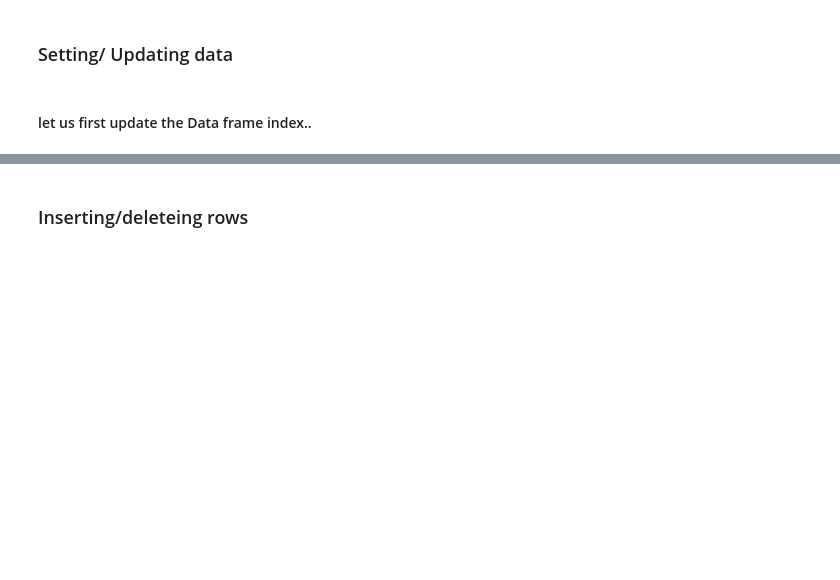
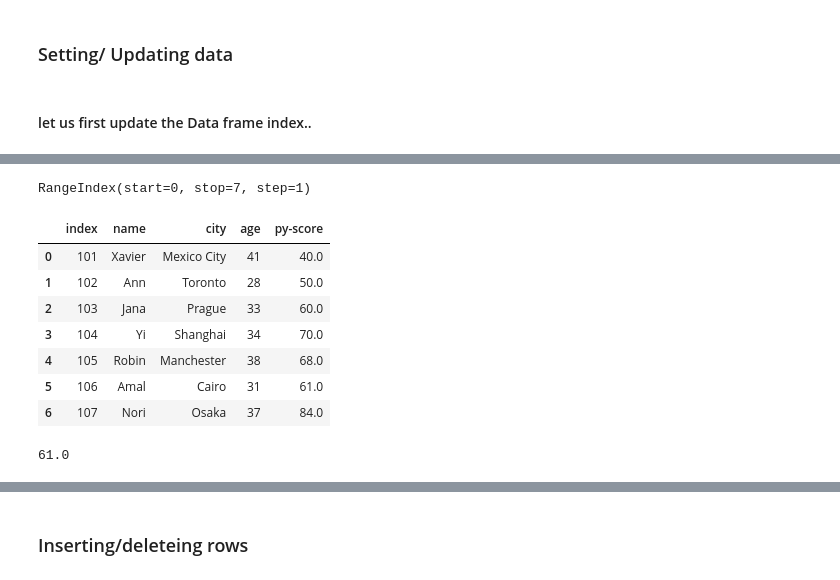
Before and after one commit to raafat-hantoush/IH_RH_DA_FT_MAY_2022, a Jupyter notebook: Class_Materials/Pandas/RH_Pandas_Data_Frame_General-Part_1.ipynb, the cells around one changed output, grey strips where cells are left out. Saved outputs shown, nothing was run; the diff lists cells and outputs as text; code cells hidden in the pictures; blank space fills up the shorter version.

```diff
--- a/Class_Materials/Pandas/RH_Pandas_Data_Frame_General-Part_1.ipynb
+++ b/Class_Materials/Pandas/RH_Pandas_Data_Frame_General-Part_1.ipynb
@@ -264,4 +414,3 @@ list(np.arange(10, 17))
 # %%
-print ('df.index = np.arange(10, 17)')
-students_df.index = list(np.arange(10, 17))
+students_df.index = list(np.arange(0, 7))
 students_df
@@ -268,7 +426,23 @@ students_df
+# %%
+students_df=students_df.reset_index()
 # %%
 students_df.index
+# %% [output]
+RangeIndex(start=0, stop=7, step=1)
 # %%
-print('df.loc[:13, py-score] = [40, 50, 60, 70]')
-students_df.loc[:13, 'py-score'] = [40, 50, 60, 70]
+students_df.iloc[:4, 4] = [40, 50, 60, 70]
 students_df
+# %% [output]
+|  | index | name | city | age | py-score |
+| 0 | 101 | Xavier | Mexico City | 41 | 40.0 |
+| 1 | 102 | Ann | Toronto | 28 | 50.0 |
+| 2 | 103 | Jana | Prague | 33 | 60.0 |
+| 3 | 104 | Yi | Shanghai | 34 | 70.0 |
+| 4 | 105 | Robin | Manchester | 38 | 68.0 |
+| 5 | 106 | Amal | Cairo | 31 | 61.0 |
+| 6 | 107 | Nori | Osaka | 37 | 84.0 |
+# %%
+students_df.loc[5, 'py-score']
+# %% [output]
+61.0
 # %%
```
Also changed, not shown: parts of 66 cells of this notebook.
